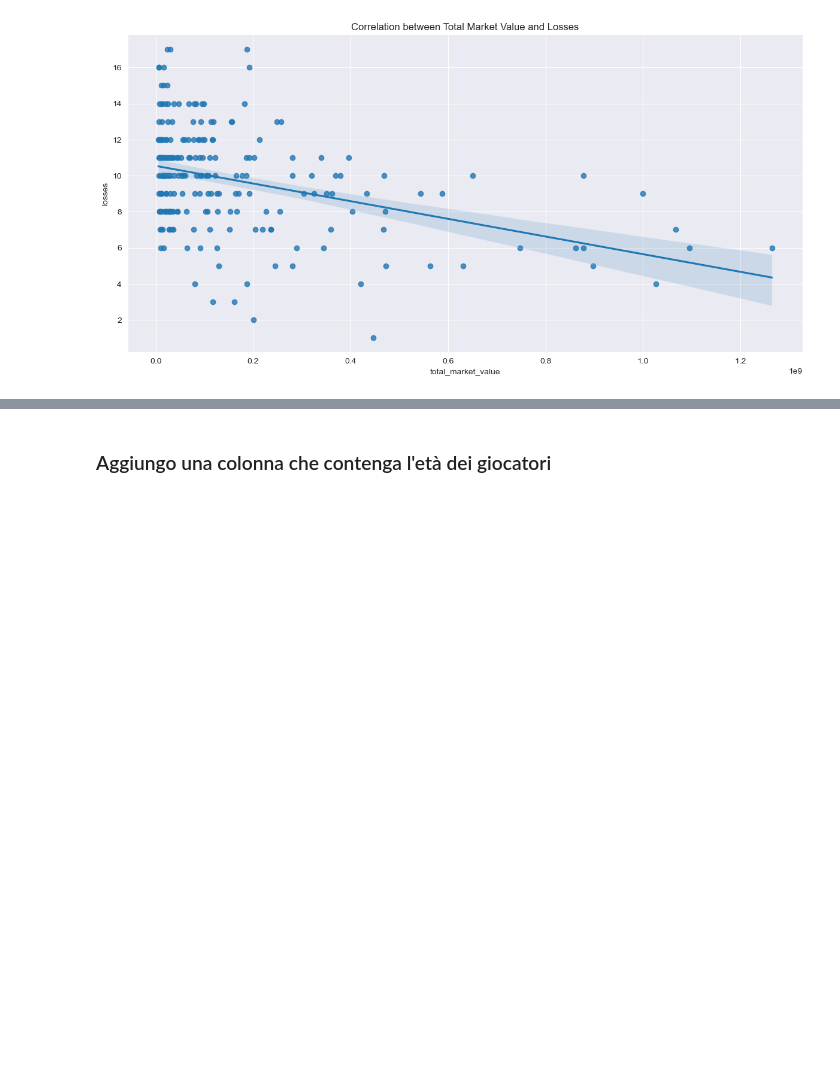
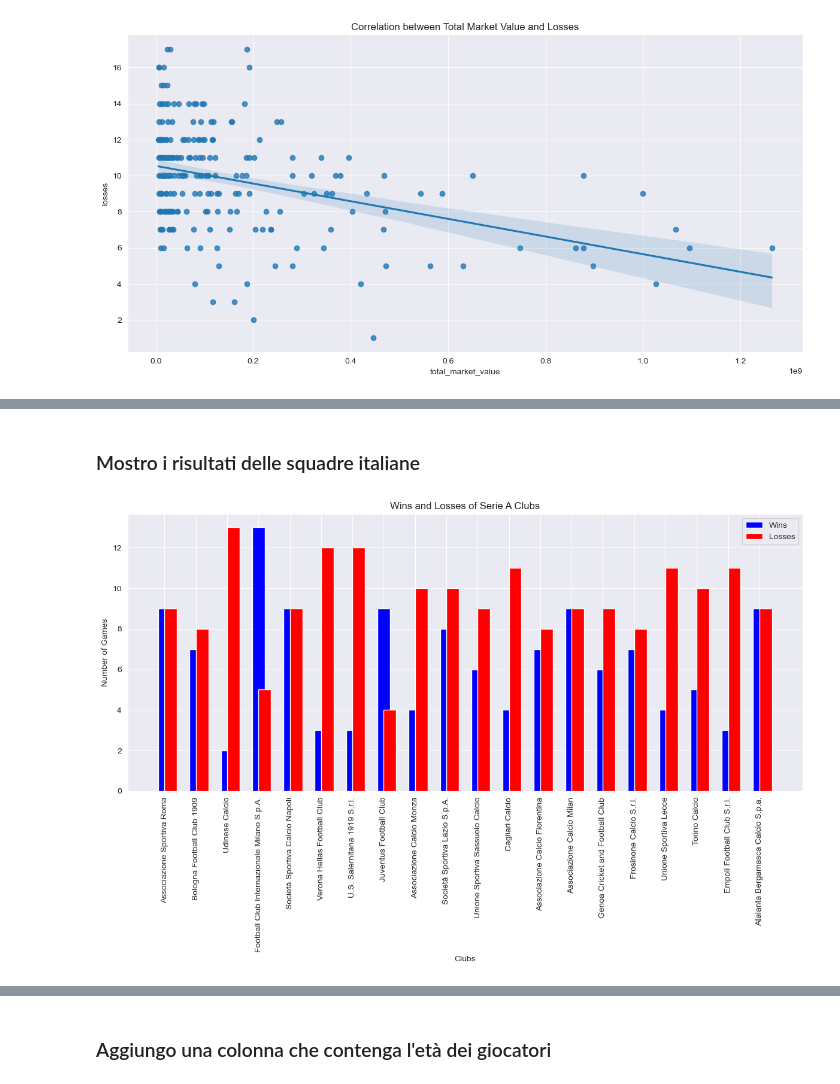
Before and after one commit to IUM-TWEB/Footbrawl, a Jupyter notebook: DataAnalytics/Clubs.ipynb, the cells around one changed output, grey strips where cells are left out. Cells and saved outputs as stored; diff of their text form; code cells hidden in the pictures; blank space fills up the shorter version.

```diff
--- a/DataAnalytics/Clubs.ipynb
+++ b/DataAnalytics/Clubs.ipynb
@@ -371,0 +475,12 @@ plt.show()
+# %%
+# Sostituisco i nomi delle competizioni per una migliore leggibilità
+competition_mapping = {
+    'ES1': 'La Liga',
+    'FR1': 'Ligue 1',
+    'GB1': 'Premier League',
+    'IT1': 'Serie A',
+    'L1': 'Bundesliga'
+}
+
+clubs_df.loc[:, 'domestic_competition_id'] = clubs_df['domestic_competition_id'].replace(competition_mapping)
+clubs_df.groupby('domestic_competition_id')['foreigners_percentage'].describe()
@@ -371,0 +499,7 @@ plt.show()
+# %%
+clubs_df.loc[:, 'total_games'] = clubs_df['wins'] + clubs_df['losses']
+clubs_df.loc[:, 'win_rate'] = clubs_df['wins'] / clubs_df['total_games']
+
+# Sostituisco i NAN (ad esempio generati per una divisione di 0) con 0
+clubs_df.loc[:, 'win_rate'] = clubs_df['win_rate'].fillna(0)
+clubs_df
@@ -371,0 +520,26 @@ plt.show()
+# %% [markdown]
+### Mostro i risultati delle squadre italiane
+# %%
+serie_a_clubs = clubs_df[clubs_df['domestic_competition_id'] == 'Serie A']
+
+plt.figure(figsize=(12, 8))
+
+indices = range(len(serie_a_clubs))
+
+bar_width = 0.4
+
+plt.bar(indices, serie_a_clubs['wins'], width=bar_width, label='Wins', color='b', align='center')
+plt.bar(indices, serie_a_clubs['losses'], width=bar_width, label='Losses', color='r', align='edge')
+
+plt.xlabel('Clubs')
+plt.ylabel('Number of Games')
+plt.title('Wins and Losses of Serie A Clubs')
+
+plt.xticks(ticks=indices, labels=serie_a_clubs['name'], rotation=90)
+
+plt.legend()
+
+plt.tight_layout()
+plt.show()
+# %% [output]
+[figure, added]
```
Also changed, not shown: parts of 36 cells of this notebook.
